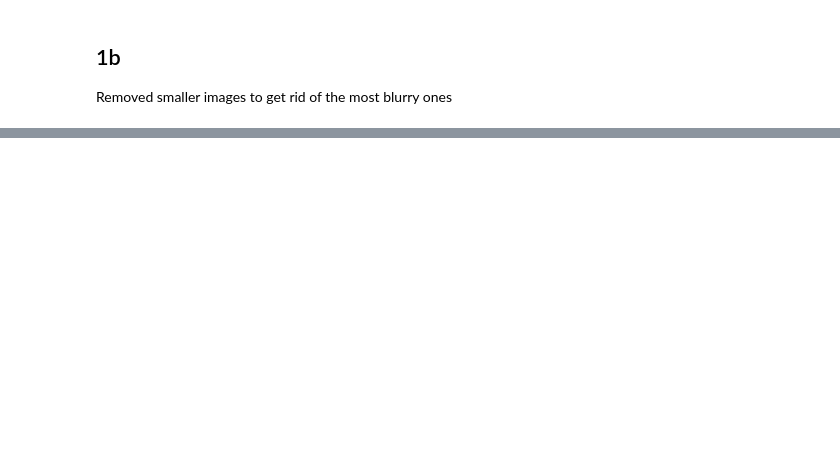
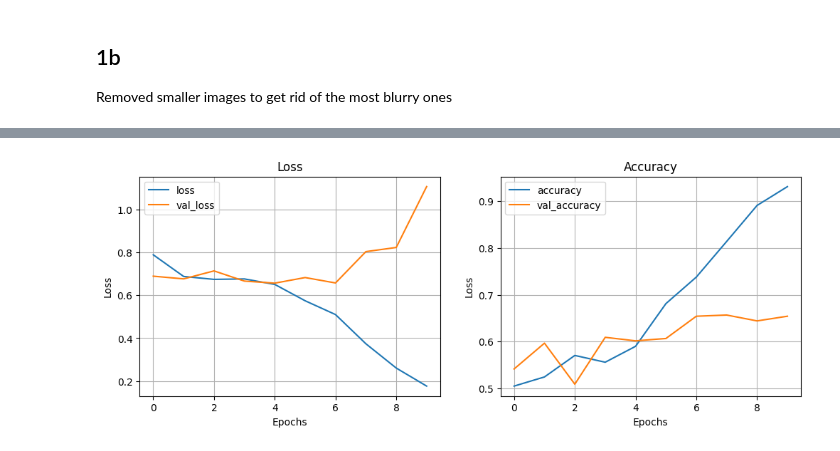
Before and after one commit to BrutalFrost/Artificial_Intelligence_Hampus_Erlandsson_OPA23, a Jupyter notebook: Lab_2/Lab_2.ipynb, the cells around one changed output, grey strips where cells are left out. Saved outputs shown, nothing was run; the diff lists cells and outputs as text; code cells hidden in the pictures; blank space fills up the shorter version.

```diff
--- a/Lab_2/Lab_2.ipynb
+++ b/Lab_2/Lab_2.ipynb
@@ -338,0 +434,4 @@ fig.tight_layout()
+# %%
+X_train_small = X_train_small.astype('float32') / 255
+X_test_small = X_test_small.astype('float32') / 255
+X_val_small = X_val_small.astype('float32') / 255
@@ -338,0 +479,3 @@ fig.tight_layout()
+# %%
+model = cnn_model()
+model.summary()
@@ -338,0 +514,10 @@ fig.tight_layout()
+# %%
+history = model.fit(X_train_small, y_train_small, epochs=10, validation_data=(X_val_small, y_val_small), batch_size=32)
+
+test_loss, test_accuracy = model.evaluate(X_test_small, y_test_small)
+print(f"Test Accuracy: {test_accuracy}")
+
+def plot_metrics(metrics):
+    _, ax = plt.subplots(1,2, figsize = (12,4))
+    metrics[["loss", "val_loss"]].plot(ax = ax[0], title = "Loss", grid = True, xlabel="Epochs", ylabel="Loss")
+    metrics[["acc", "val_acc"]].plot(ax = ax[1], title = "Accuracy", grid = True, xlabel="Epochs", ylabel="Loss")
@@ -338,0 +567,3 @@ fig.tight_layout()
+# %%
+metrics = pd.DataFrame(history.history)
+metrics.head()
@@ -338,0 +577,9 @@ fig.tight_layout()
+# %%
+def plot_metrics(metrics):
+    _, ax = plt.subplots(1,2, figsize = (12,4))
+    metrics[["loss", "val_loss"]].plot(ax = ax[0], title = "Loss", grid = True, xlabel="Epochs", ylabel="Loss")
+    metrics[["accuracy", "val_accuracy"]].plot(ax = ax[1], title = "Accuracy", grid = True, xlabel="Epochs", ylabel="Loss")
+
+plot_metrics(metrics)
+# %% [output]
+[figure, added]
```
Also changed, not shown: parts of 31 cells of this notebook.
